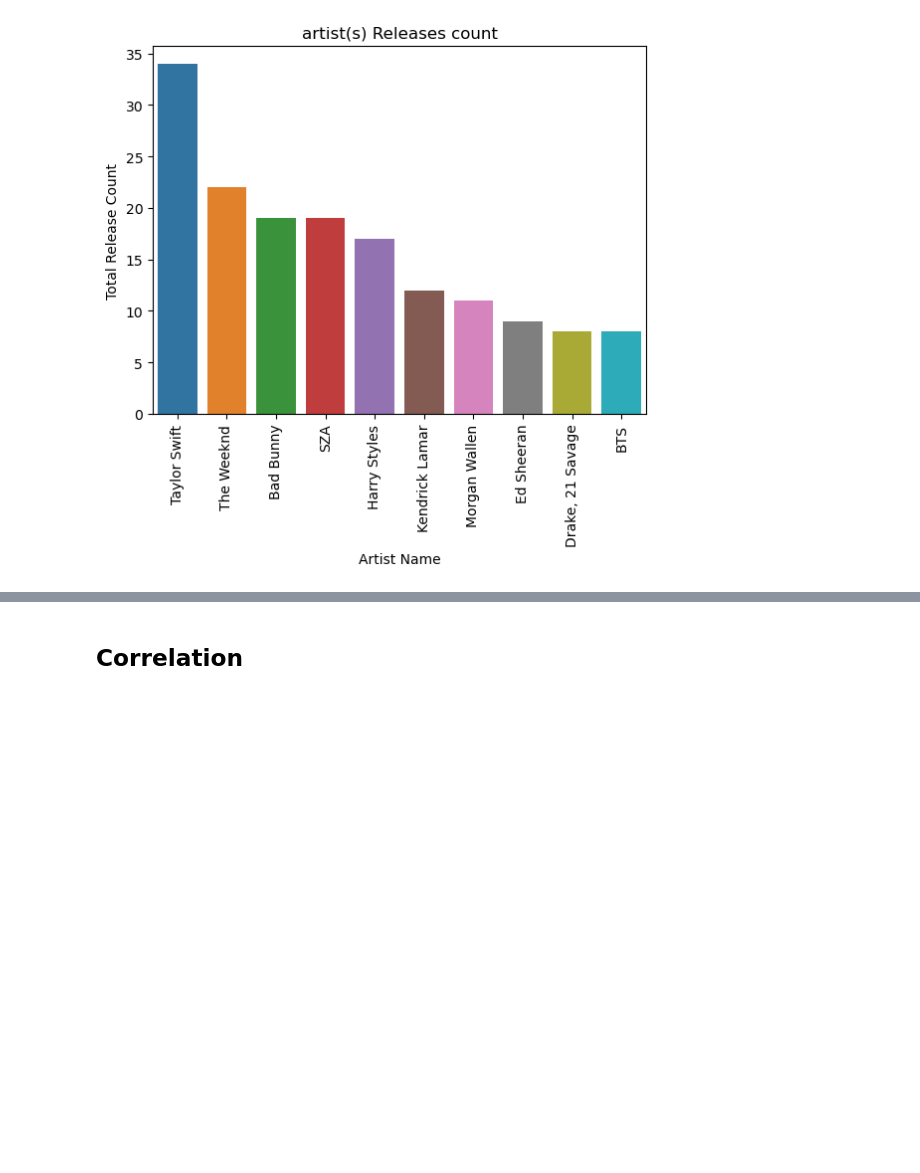
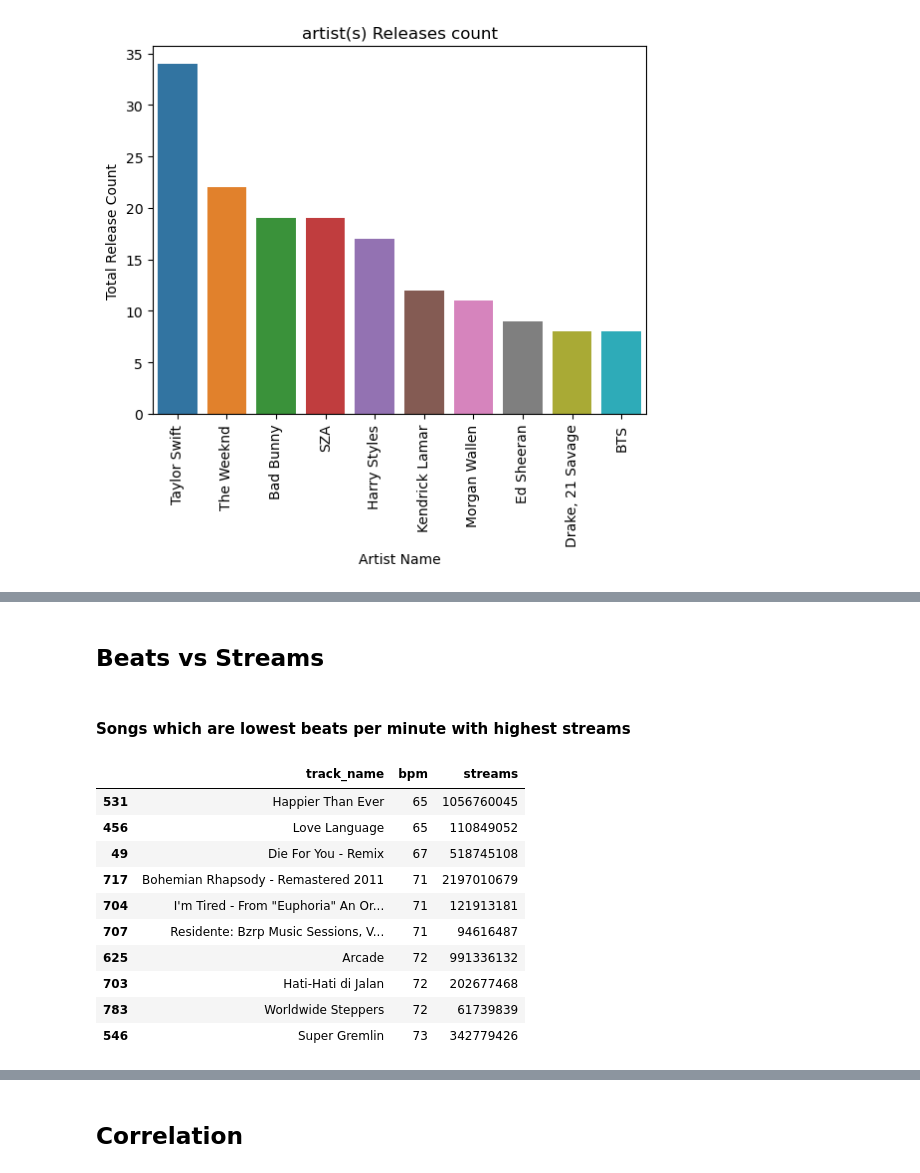
Before and after one commit to udayredy/Spotify-EDA, a Jupyter notebook: spoti.ipynb, the cells around one changed output, grey strips where cells are left out. Drawn from its saved outputs; the diff is of its cells as text; code cells hidden in the pictures; blank space fills up the shorter version.

```diff
--- a/spoti.ipynb
+++ b/spoti.ipynb
@@ -342,0 +343,19 @@ chart[["track_name","artist(s)_name","in_spotify_charts","in_apple_charts","in_d
+# %% [markdown]
+## Beats vs Streams
+# %% [markdown]
+#### Songs which are lowest beats per minute with highest streams
+# %%
+b_s=data.sort_values(by=['bpm','streams'],ascending=[True,False])[:10]
+b_s[['track_name','bpm','streams']]
+# %% [output]
+|  | track_name | bpm | streams |
+| 531 | Happier Than Ever | 65 | 1056760045 |
+| 456 | Love Language | 65 | 110849052 |
+| 49 | Die For You - Remix | 67 | 518745108 |
+| 717 | Bohemian Rhapsody - Remastered 2011 | 71 | 2197010679 |
+| 704 | I'm Tired - From "Euphoria" An Or... | 71 | 121913181 |
+| 707 | Residente: Bzrp Music Sessions, V... | 71 | 94616487 |
+| 625 | Arcade | 72 | 991336132 |
+| 703 | Hati-Hati di Jalan | 72 | 202677468 |
+| 783 | Worldwide Steppers | 72 | 61739839 |
+| 546 | Super Gremlin | 73 | 342779426 |
```
Also changed, not shown: parts of 18 cells of this notebook.
